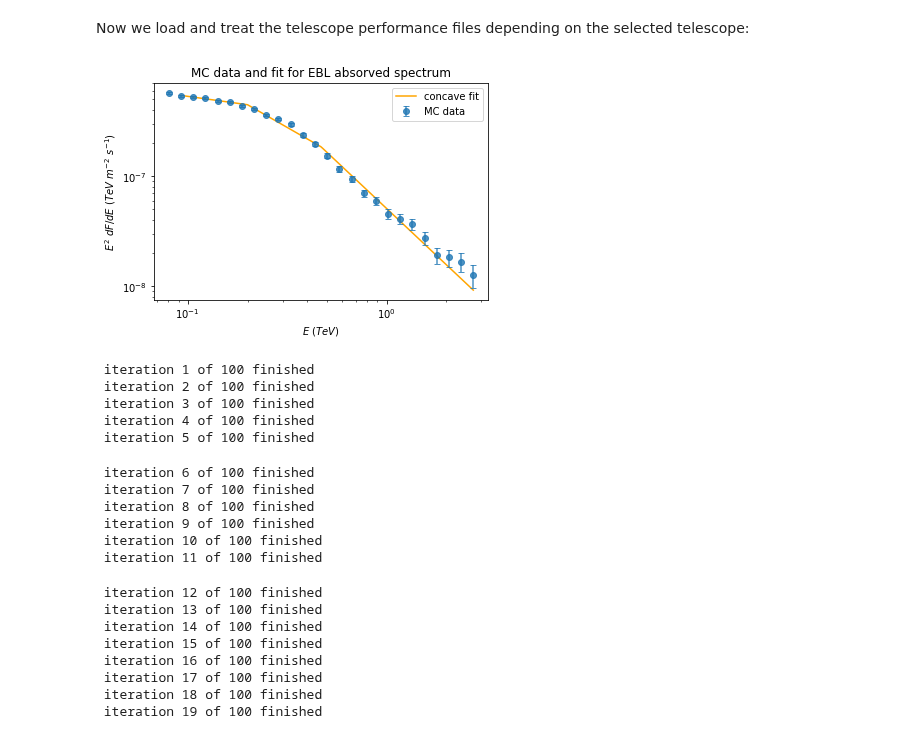
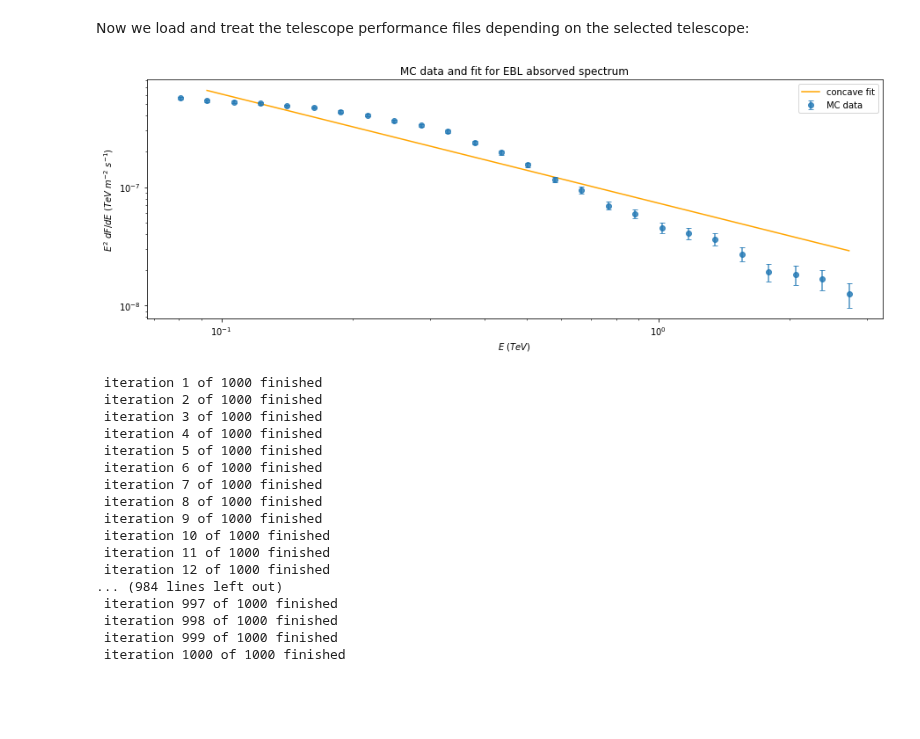
Before and after one commit to R-Grau/EBLpy, a Jupyter notebook: EBL_fit_MC.ipynb, the cells around one changed output. Saved outputs shown, nothing was run; the diff lists cells and outputs as text; code cells hidden in the pictures; blank space fills up the shorter version.

```diff
--- a/EBL_fit_MC.ipynb
+++ b/EBL_fit_MC.ipynb
@@ -11,23 +11,26 @@ from matplotlib import colors
 import uproot
 import scipy.stats as st
 from EBL_fit_MC_functions import *
+plt.rcParams['figure.figsize'] = [15, 5]
 # %% [markdown]
 Here we select the configuration:
 # %%
-fit_func_name = "MBPWL" # Function to fit. Possible options "MBPWL" (concave multiply broken power-law), "PWL" (Power-law), "LP" (concave Log-Parabola), "freeLP (Log-Parabola without concavity constraint)#Maybie more will be added in the future
+fit_func_name = "PWL" # Function to fit. Possible options "MBPWL" (concave multiply broken power-law), "PWL" (Power-law), "LP" (concave Log-Parabola), "freeLP (Log-Parabola without concavity constraint)#Maybie more will be added in the future
 Telescope = "CTAN_alpha" # Telescope to simulate. Possible options: "CTA_alpha", "MAGIC" (MAGIC does not work propperly yet)
 Spectrum_func_name = "PWL" #Function for the simulated spectrum. POssible options: "PWL" , "LP" will be added soon but its not yet implemented.
 EBL_Model = "Dominguez" #EBL model to test. Only "Dominguez" (Domínguez et al. 2011) is available at the moment.
 Source_flux = 8.70e-6 # f0 flux of the source. Should be in m−2  s−1  TeV−1
 Observation_time = 42480 #Observation time in seconds
-niter = 100 #number of iterations for the chi^2 vs alpha plot #The niter=1 has a different plot (just give it a try)
-Energy_migration = False #True #True if you want to do the Energy migration or False if you don't want to.
+niter = 1000 #number of iterations for the chi^2 vs alpha plot #The niter=1 has a different plot (just give it a try)
+Energy_migration = False #True if you want to do the Energy migration or False if you don't want to.
+Background = True #True if you want to include the background and False if you don't want.
+Background_scale = 1 #If Background == True then you can use this to set its scale (>1 for more background <1 for less background)(default = 1).
 
 #for the chi² vs alpha plot:
-initial_guess_pos = 1.5 #recommended values for MBPWL (>1.), for LP (<1.) (the chi² for alpha=initial_guess_pos if much worse than the other ones, will be fixed soon), for PWL (>1.)
-step = 0.05
-last_bin = 2.
-first_bin = 0.
+initial_guess_pos = 1.20#1.5 #recommended values for MBPWL (>1.), for LP (<1.) (the chi² for alpha=initial_guess_pos if much worse than the other ones, will be fixed soon), for PWL (>1.)
+step = 0.01
+last_bin = 1.20
+first_bin = 0.8
 
 #for PWL Spectrum function
 if Spectrum_func_name == "PWL":
@@ -52,6 +55,10 @@ elif fit_func_name == "LP" or fit_func_name == "freeLP":
 # %% [markdown]
 Now we define the function and minimization depending on the previously selected fit function:
 # %%
+if fit_func_name != "MBPWL":
+    knots = 0
+    Efirst = 0
+    Elast = 0
 fit_func = fit_func_select(fit_func_name, knots, Efirst, Elast)
 # if fit_func_name == "MBPWL":
 #     def fit_func(xdata, params):
@@ -262,9 +269,9 @@ if Telescope == "CTAN_alpha":
             mu_vec_reco = mu_vec_reco + mu_vec_i
     else:
         mu_vec_reco = mu_vec
-    E_final = E_EBL[7:33]
-    mu_vec_final = mu_vec_reco[5:-4]
-    bckgmu_final = bckgmu[5:-4]
+    E_final = E_EBL[7:33] #[7:33]
+    mu_vec_final = mu_vec_reco[5:-4] #[5:-4]
+    bckgmu_final = bckgmu[5:-4] * Background_scale
     Effa_final = Effa_reb[5:-4]
     Ebinsw_final = Ebinsw[7:33]
     tau = tau_EBL[7:33]
@@ -276,7 +283,10 @@ else:
     raise Exception('The telescope "{func}" has not been implemented.'.format(func = Telescope))
 # %%
 xdata = E_final
-ydata, ydata_u, dNdE_b, dNdE_b_u = SED_gen(15, bckgmu_final, mu_vec_final, Effa_final, Ebinsw_final, Observation_time, xdata)
+if Background:
+    ydata, ydata_u, dNdE_b, dNdE_b_u = SED_gen(15, bckgmu_final, mu_vec_final, Effa_final, Ebinsw_final, Observation_time, xdata)
+else:
+    ydata, ydata_u, dNdE_b, dNdE_b_u = SED_gen_nobckg(15, mu_vec_final, Effa_final, Ebinsw_final, Observation_time, xdata)
 
 things = fit(initial_guess = initial_guess_0)
 
@@ -296,56 +306,57 @@ chisqs_iter = []
 alphas_iter = []
 
 for j in range(niter):
-    SED, SED_u, dNdE_b, dNdE_b_u = SED_gen(j, bckgmu_final, mu_vec_final, Effa_final, Ebinsw_final, Observation_time, E_final)
+    if Background:
+        SED, SED_u, dNdE_b, dNdE_b_u = SED_gen(j, bckgmu_final, mu_vec_final, Effa_final, Ebinsw_final, Observation_time, E_final)
+    else:
+        SED, SED_u, dNdE_b, dNdE_b_u = SED_gen_nobckg(j, mu_vec_final, Effa_final, Ebinsw_final, Observation_time, E_final)
     chisqs = []
     alphas = alphas_creation(initial_guess_pos, first_bin, last_bin, step)
     ydata, ydata_u = SED_alpha(initial_guess_pos, dNdE_b, dNdE_b_u, tau, E_final)
     things = fit(initial_guess=initial_guess_0)
     initial_guess_mat = ig_mat_create(fit_func_name, alphas, knots)
     initial_guess_mat[0] = things.values
 
     for i, alpha in enumerate(alphas):
         ydata, ydata_u = SED_alpha(alpha, dNdE_b, dNdE_b_u, tau, E_final)
         initial_guess = initial_guess_mat[i] #phi_0, lam1, deltas (len(deltas)=knots))
         if alpha == initial_guess_pos:
             initial_guess = initial_guess_mat[0]
         things = fit(initial_guess=initial_guess)
         if i < (len(alphas)):
             initial_guess_mat[i+1] = things.values
         chi2 = chisq(ydata, fit_func(E_final, things.values), ydata_u)
         chisqs.append(chi2)
         # if alpha == 1.5 and j == 1:# or alpha == 0.15 or alpha == 0.9 or alpha == 1.:
         #     print(chi2)
         #     plt.plot(xdata, multiple_bpl(xdata, things.values), label='concave fit', color = 'orange')
         #     plt.errorbar(xdata, ydata, label='original',yerr = ydata_u, capsize=3, fmt='o', alpha=0.8)
         #     plt.xscale('log')
         #     plt.yscale('log')
         #     plt.xlabel(r"$E$ ($TeV$)")
         #     plt.ylabel(r"$E^2$ $dF/dE$ ($TeV$ $m^{-2}$ $s^{-1}$)")
         #     plt.legend()
         #     plt.show()
 
     alphas_iter.append(alphas)
     chisqs_iter.append(chisqs)
     print("\033[2;31;43m iteration {iter} of {niter} finished \033[0;0m".format(iter = j+1, niter = niter))
 # %% [output]
-[figure, old version]
+[figure, new version]
- iteration 1 of 100 finished
- iteration 2 of 100 finished
- iteration 3 of 100 finished
- iteration 4 of 100 finished
- iteration 5 of 100 finished
+ iteration 1 of 1000 finished
+ iteration 2 of 1000 finished
+ iteration 3 of 1000 finished
+ iteration 4 of 1000 finished
+ iteration 5 of 1000 finished
+ iteration 6 of 1000 finished
+ iteration 7 of 1000 finished
+ iteration 8 of 1000 finished
+ iteration 9 of 1000 finished
+ iteration 10 of 1000 finished
+ iteration 11 of 1000 finished
+ iteration 12 of 1000 finished
+... (984 lines left out)
+ iteration 997 of 1000 finished
+ iteration 998 of 1000 finished
+ iteration 999 of 1000 finished
+ iteration 1000 of 1000 finished
- iteration 6 of 100 finished
- iteration 7 of 100 finished
- iteration 8 of 100 finished
- iteration 9 of 100 finished
- iteration 10 of 100 finished
- iteration 11 of 100 finished
- iteration 12 of 100 finished
- iteration 13 of 100 finished
- iteration 14 of 100 finished
- iteration 15 of 100 finished
- iteration 16 of 100 finished
- iteration 17 of 100 finished
- iteration 18 of 100 finished
- iteration 19 of 100 finished
```
Also changed, not shown: parts of 10 cells of this notebook, 1 other file.
